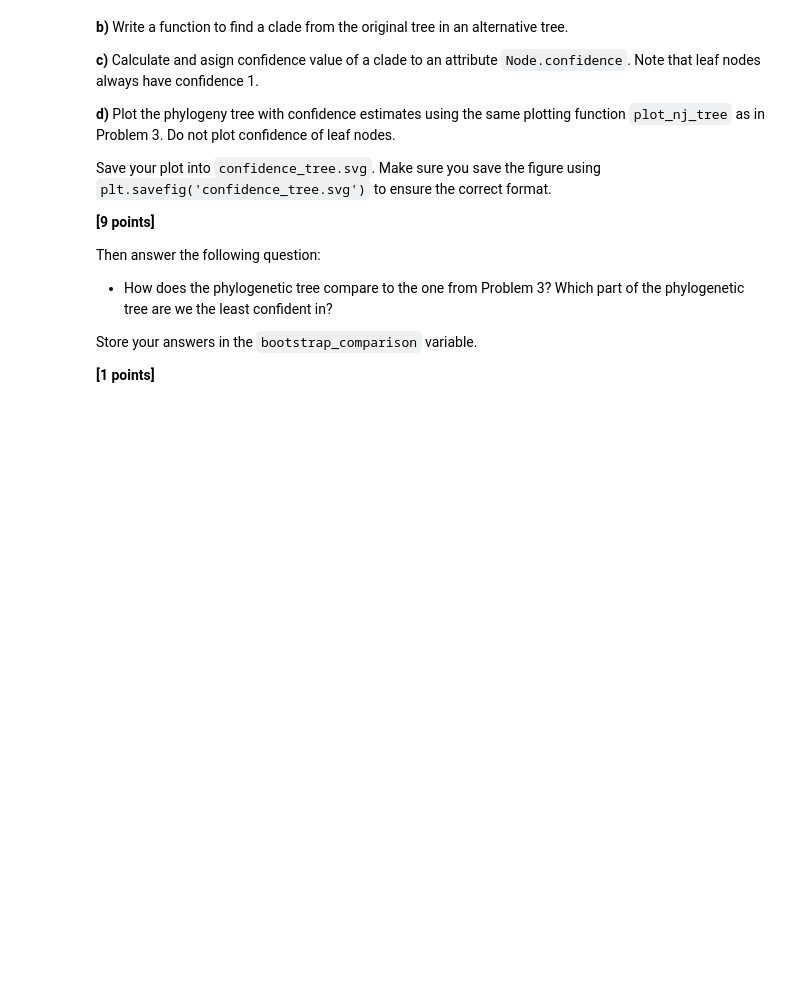
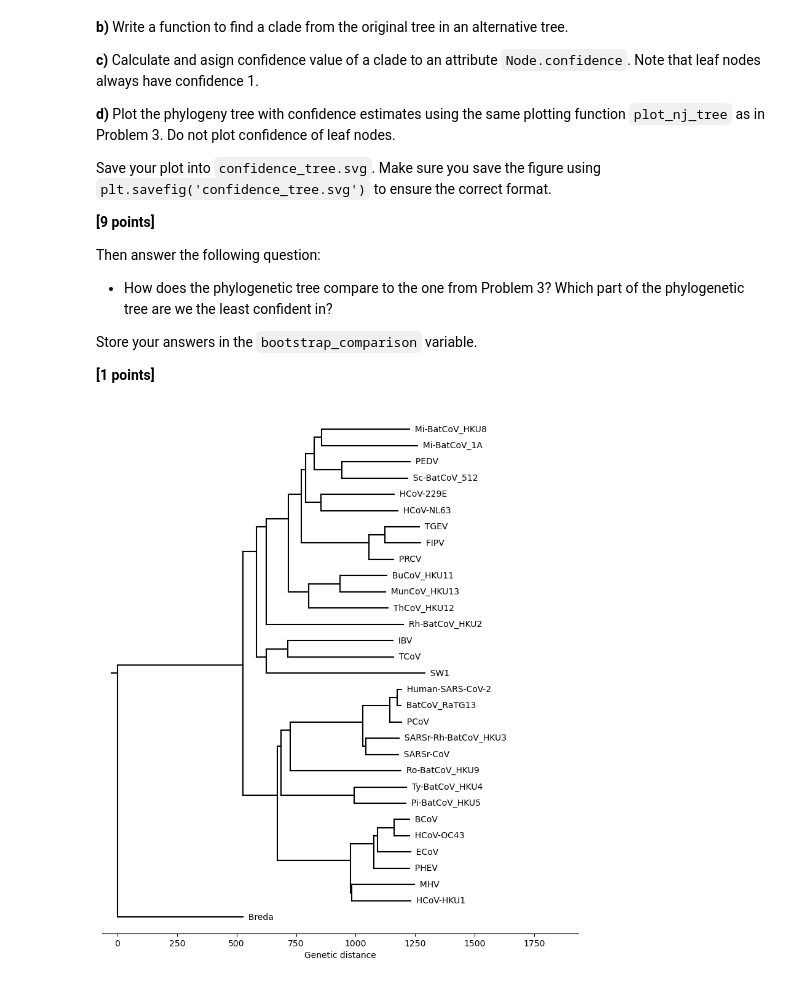
Before and after one commit to callis661/BINF3020-Assignment-Part-2, a Jupyter notebook: phylo_workbook.ipynb, the cells around one changed output. Saved outputs shown, nothing was run; the diff lists cells and outputs as text; code cells hidden in the pictures; blank space fills up the shorter version.

Commit message:
Add bootstrap confidence to tree plot and Bonus 1 analysis

```diff
--- a/phylo_workbook.ipynb
+++ b/phylo_workbook.ipynb
@@ -450,0 +447,79 @@ How does the phylogenetic tree compare to the one from Problem 3? Which part of
+# %%
+import numpy as np
+import matplotlib.pyplot as plt
+from helper_functions import neighbor_joining, plot_nj_tree, reroot_tree, sort_children_by_leaves
+
+def read_fasta(path):
+    seqs, key = {}, None
+    for line in open(path):
+        line = line.strip()
+        if line.startswith(">"):
+            key = line[1:]; seqs[key] = []
+        elif key:
+            seqs[key].append(line)
+    return {k: "".join(v).upper() for k, v in seqs.items()}
+
+def find_node(t, name):
+    if t is None: return None
+    return t if t.name == name else (find_node(t.left, name) or find_node(t.right, name))
+
+aln = read_fasta("data/clustal_MSA_coronavirus_spike.fasta")
+labels = [k.split("|")[0] for k in aln]
+arr = np.array([list(s) for s in aln.values()])
+
+def build_rooted_tree(arr):
+    """Hamming distance -> neighbor joining -> reroot with Breda."""
+    n = arr.shape[0]
+    D = np.array([[(arr[i] != arr[j]).sum() for j in range(n)] for i in range(n)], float)
+    tree = neighbor_joining(D, labels)
+    return reroot_tree(tree, find_node(tree, "Breda"))
+
+# a) 100 bootstrap trees (sample alignment columns with replacement)
+rng = np.random.default_rng(0)
+original = build_rooted_tree(arr)
+boot_trees = []
+for _ in range(100):
+    cols = rng.integers(0, arr.shape[1], arr.shape[1])
+    boot_trees.append(build_rooted_tree(arr[:, cols]))
+
+# b) find a clade of the original tree in an alternative tree
+def leaves(node):
+    if node.left is None and node.right is None:
+        return frozenset([node.name])
+    return leaves(node.left) | leaves(node.right)
+
+def all_clades(tree):
+    """Every internal node as (leaf set L, {L1, L2})."""
+    out = []
+    def rec(node):
+        if node.left is None:
+            return
+        out.append((leaves(node), {leaves(node.left), leaves(node.right)}))
+        rec(node.left); rec(node.right)
+    rec(tree)
+    return out
+
+def clade_in_tree(clade, alt_tree):
+    """True if alt_tree has a clade with the same leaf set L and the same split L1/L2."""
+    L, split = clade
+    return any(L == L2 and split == split2 for L2, split2 in all_clades(alt_tree))
+
+# c) confidence = proportion of bootstrap trees containing the clade
+def assign_confidence(node):
+    if node.left is None:
+        node.confidence = 1.0                       # leaves always have confidence 1
+        return
+    clade = (leaves(node), {leaves(node.left), leaves(node.right)})
+    node.confidence = sum(clade_in_tree(clade, t) for t in boot_trees) / len(boot_trees)
+    assign_confidence(node.left); assign_confidence(node.right)
+
+assign_confidence(original)
+sort_children_by_leaves(original)
+
+# d) plot with confidence on internal nodes
+fig, ax = plt.subplots(figsize=(10, 11))
+plot_nj_tree(original, ax=ax, show_confidence=True)
+plt.savefig("confidence_tree.svg", bbox_inches="tight")
+plt.show()
+# %% [output]
+[figure, added]
```
Also changed, not shown: parts of 2 cells of this notebook, 2 other files.
